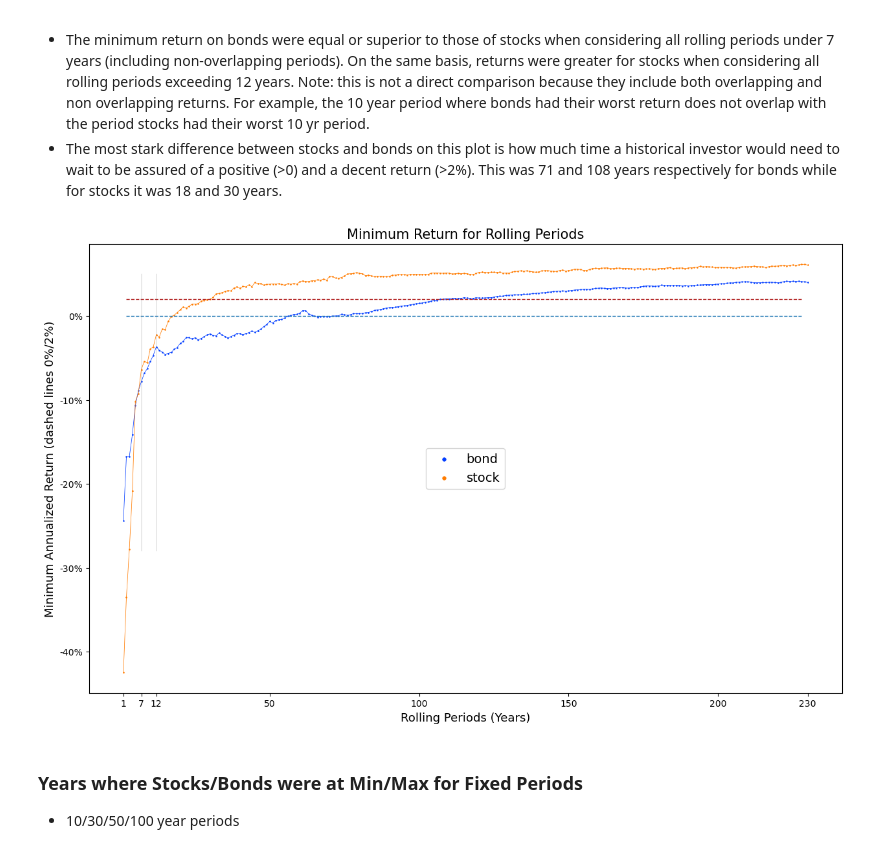
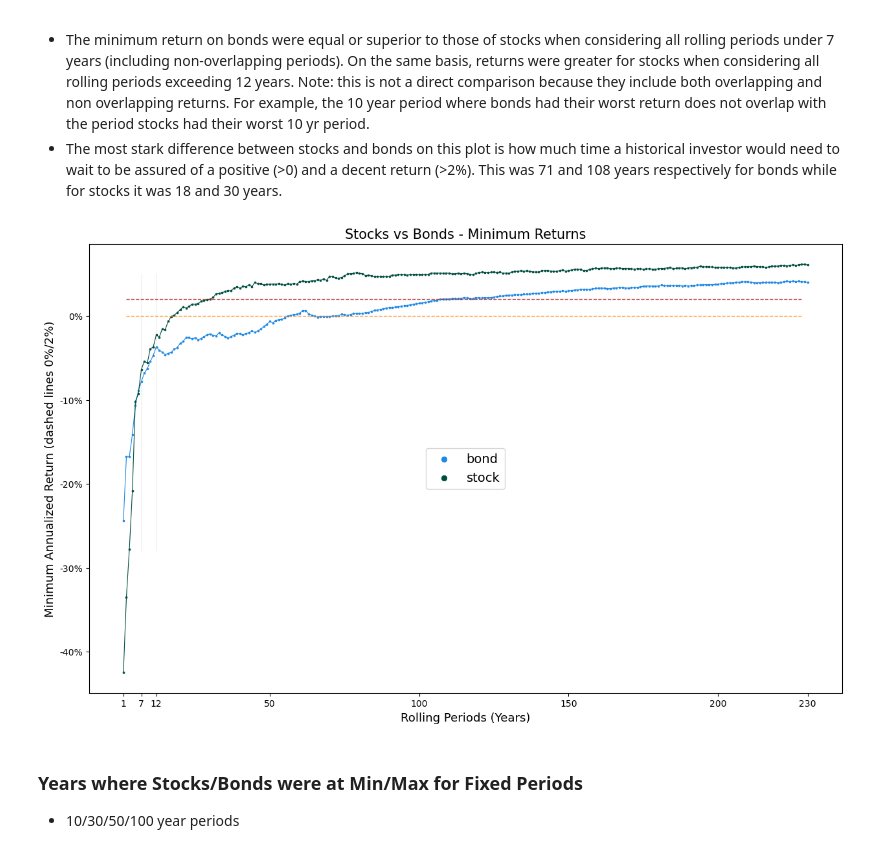
Before and after one commit to StarkArk/The_Long_View_Stocks_Bonds, a Jupyter notebook: stock_bond_return_analysis.ipynb, the cells around one changed output. Drawn from its saved outputs; the diff is of its cells as text; code cells hidden in the pictures.

```diff
--- a/stock_bond_return_analysis.ipynb
+++ b/stock_bond_return_analysis.ipynb
@@ -445,30 +477,33 @@ combined_cagr_roll = pd.concat([bond_cagr_roll_all, stock_cagr_roll_all])
 # %%
 # Finally, we are ready to plot stock and bond cagrs
 plt.figure(figsize=(15,9))
 
-ax = sns.pointplot(data=combined_cagr_roll, x='period', y='min_cagr', hue='security_type', scale=.20, palette='bright')
+ax = sns.pointplot(data=combined_cagr_roll, x='period', y='min_cagr', hue='security_type', scale=.30,
+                   palette=["#1E88E5", "#004D40"])
 #ax.set(xlabel='Rolling Periods (Years)', ylabel='Minimum Annualized Return (dashed lines 0%/2%)', title='Minimum Return for Rolling Periods')
 ax.set_xlabel('Rolling Periods (Years)', fontsize=13)
 ax.set_ylabel('Minimum Annualized Return (dashed lines 0%/2%)', fontsize=13)
-ax.set_title('Minimum Return for Rolling Periods', fontsize=15)
+ax.set_title('Stocks vs Bonds - Minimum Returns', fontsize=15)
 # convert y-axis ticks to percent
 y_value=['{:,.0f}'.format(100*x) + '%' for x in ax.get_yticks()]
 ax.set_yticklabels(y_value)
 #set x values
 ax.set_xticks([0,6,11,49,99,149,199,229])
 plt.legend(loc='center', fontsize=14, markerscale=3)
 
 # plot a dashed line level at zero
-plt.plot([1, 227], [0, 0], linestyle='--', linewidth=1)
+plt.plot([1, 227], [0, 0], linestyle='--', linewidth=1, color='tab:orange', alpha=.75)
 # plot another dashed line at 2
-plt.plot([1, 227], [.02, .02], linestyle='--', linewidth=1, color='firebrick', label='1%')
+plt.plot([1, 227], [.02, .02], linestyle='--', linewidth=1, color='firebrick', alpha=.75)
 # plot horizontal lines
-plt.plot([11, 11], [-.28, .05], linestyle='-', linewidth=.25, color='gray')
-plt.plot([6, 6], [-.28, .05], linestyle='-', linewidth=.25, color='gray')
+plt.plot([11, 11], [-.28, .05], linestyle='-', linewidth=.25, color='gray', alpha=.5)
+plt.plot([6, 6], [-.28, .05], linestyle='-', linewidth=.25, color='gray', alpha=.5)
+
+plt.savefig("Images/stock_bond_min_returns_comparison.png")
 
 plt.show()
 # %% [output]
-[figure, old version]
+[figure, new version]
 # %% [markdown]
 ### Years where Stocks/Bonds were at Min/Max for Fixed Periods
 
```
Also changed, not shown: parts of 24 cells of this notebook, 12 other files.
